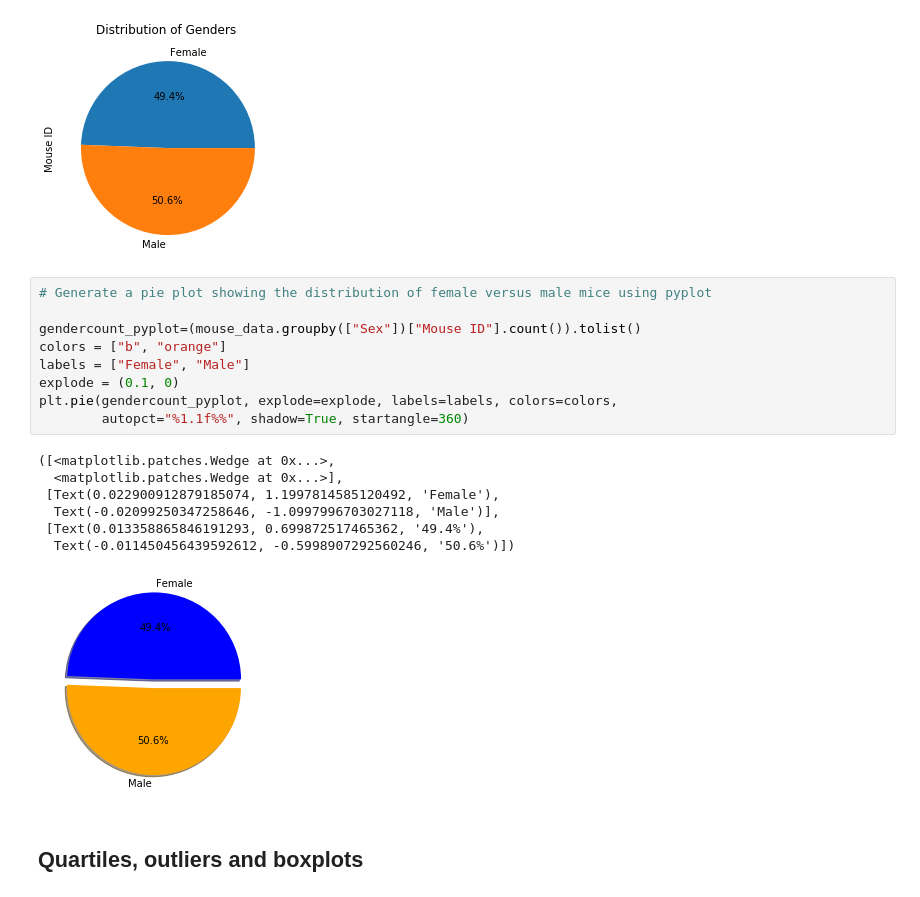
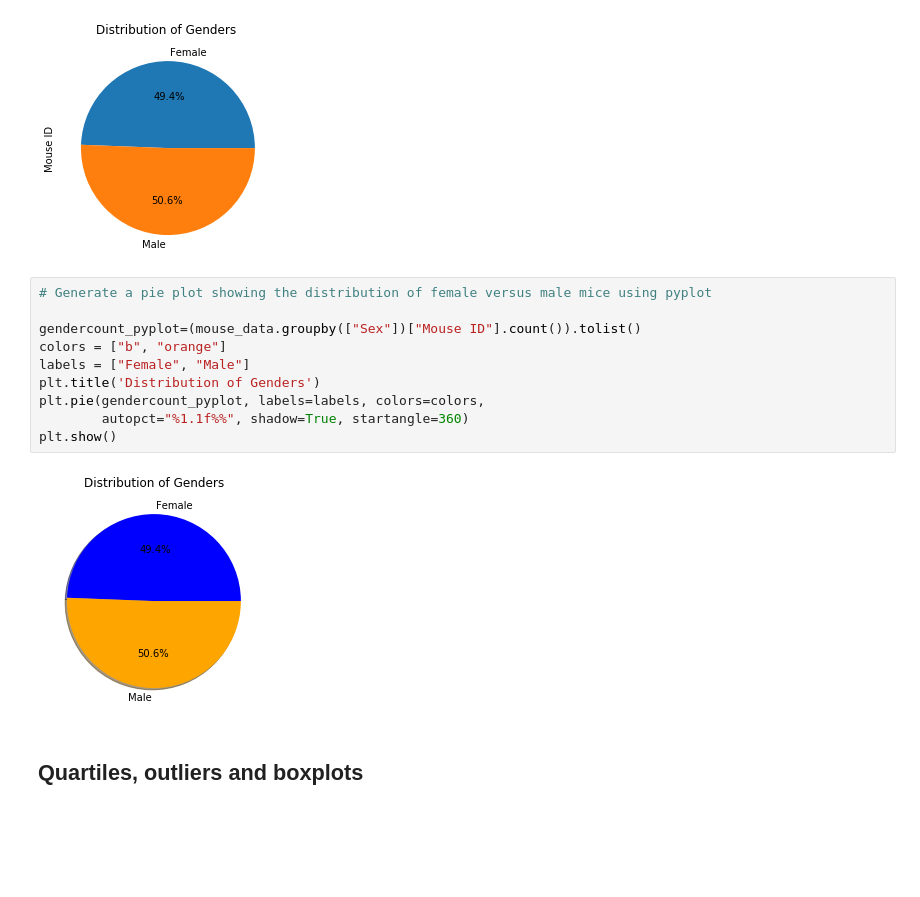
Before and after one commit to ashwinabraham34/Matplotlib-project, a Jupyter notebook: pymaceuticals_starter.ipynb, the cells around one changed output. Drawn from its saved outputs; the diff is of its cells as text; blank space fills up the shorter version.

```diff
--- a/pymaceuticals_starter.ipynb
+++ b/pymaceuticals_starter.ipynb
@@ -127,20 +124,15 @@ mouse_pie=data_gender.plot(kind="pie", autopct='%1.1f%%', title=('Distribution o
 # %%
 # Generate a pie plot showing the distribution of female versus male mice using pyplot
 
 gendercount_pyplot=(mouse_data.groupby(["Sex"])["Mouse ID"].count()).tolist()
 colors = ["b", "orange"]
 labels = ["Female", "Male"]
-explode = (0.1, 0)
-plt.pie(gendercount_pyplot, explode=explode, labels=labels, colors=colors,
+plt.title('Distribution of Genders')
+plt.pie(gendercount_pyplot, labels=labels, colors=colors,
         autopct="%1.1f%%", shadow=True, startangle=360)
+plt.show()
 # %% [output]
-([<matplotlib.patches.Wedge at 0x...>,
-  <matplotlib.patches.Wedge at 0x...>],
- [Text(0.022900912879185074, 1.1997814585120492, 'Female'),
-  Text(-0.02099250347258646, -1.0997996703027118, 'Male')],
- [Text(0.013358865846191293, 0.699872517465362, '49.4%'),
-  Text(-0.011450456439592612, -0.5998907292560246, '50.6%')])
-[figure, old version]
+[figure, new version]
 # %% [markdown]
 ## Quartiles, outliers and boxplots
 # %%
```
Also changed, not shown: parts of 19 cells of this notebook.
